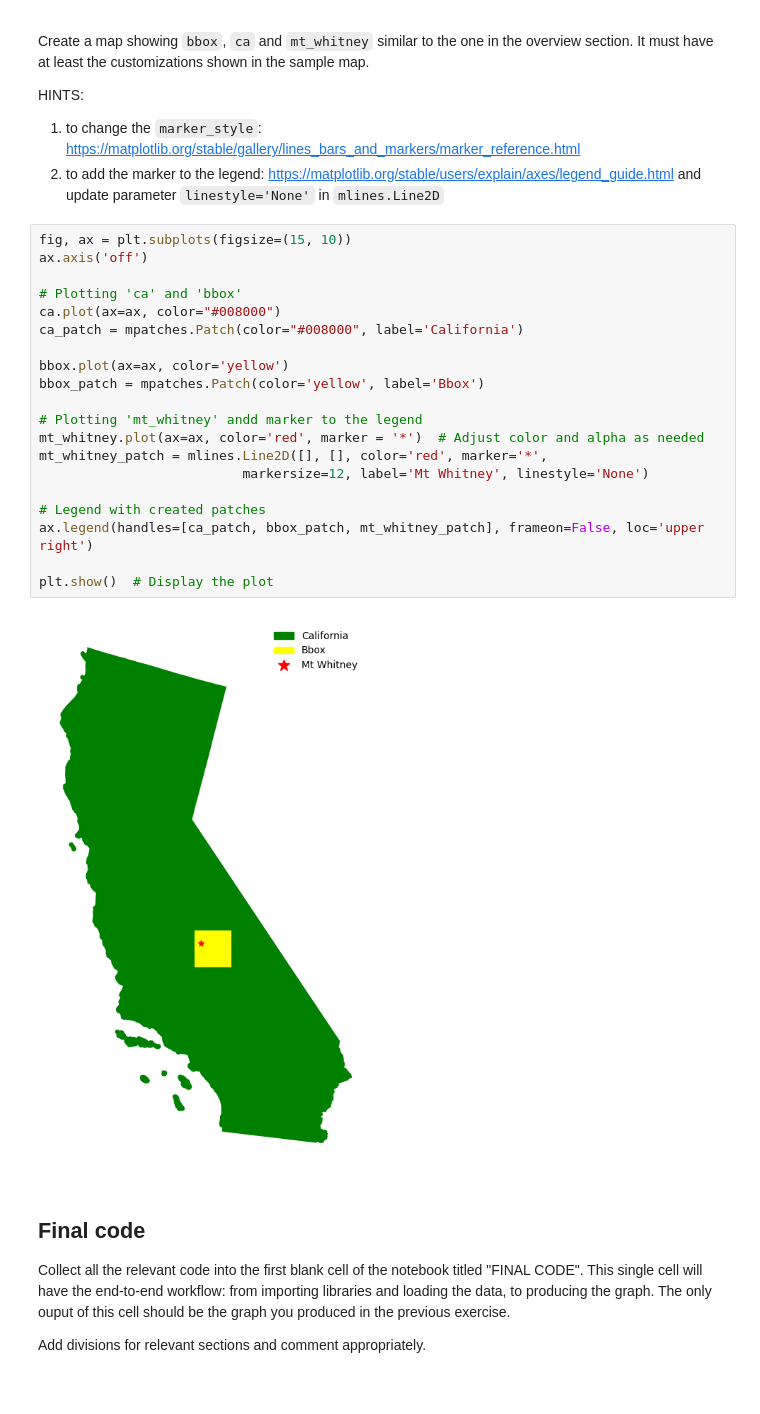
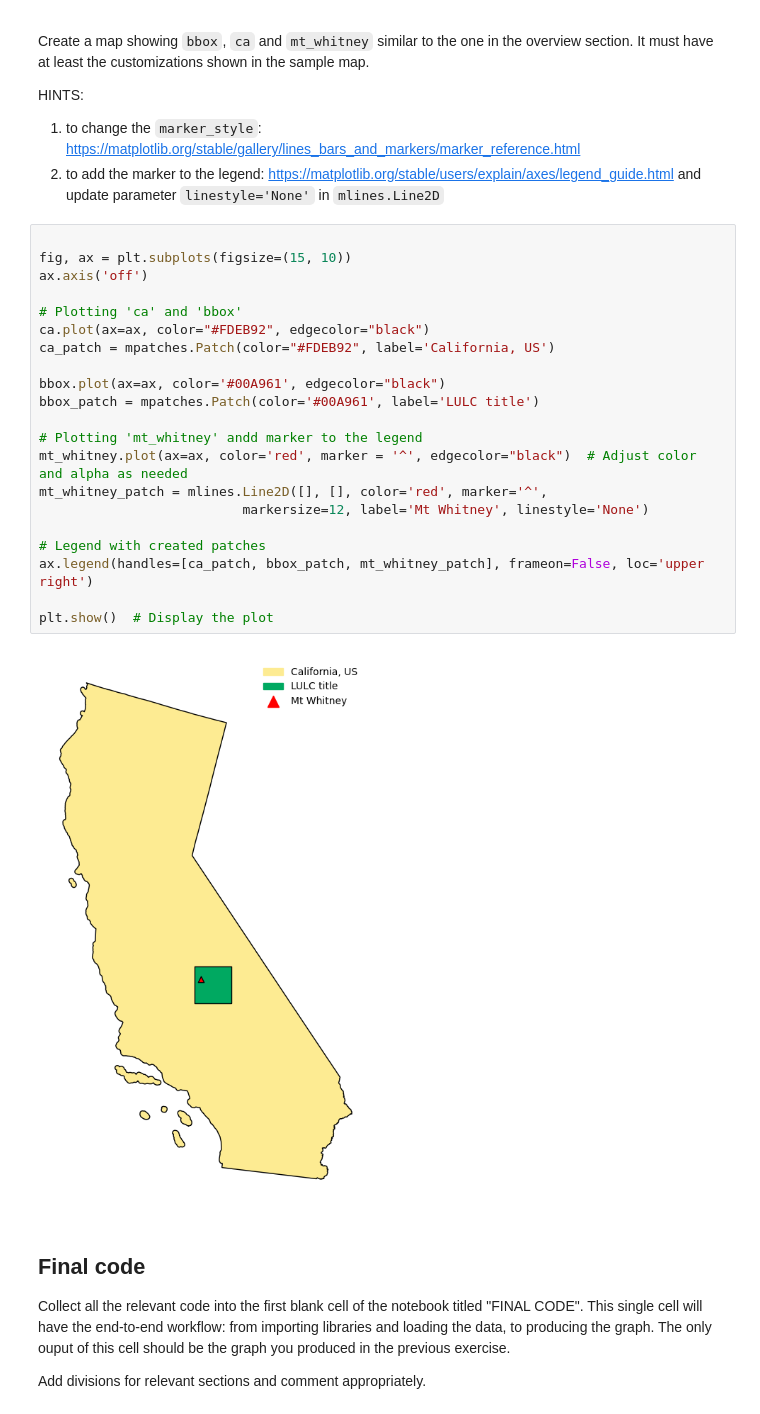
Before and after one commit to khj9759/eds220-hwk-4, a Jupyter notebook: hwk4-task1-whitney-map.ipynb, the cells around one changed output. Cells and saved outputs as stored; diff of their text form.

```diff
--- a/hwk4-task1-whitney-map.ipynb
+++ b/hwk4-task1-whitney-map.ipynb
@@ -246,27 +246,28 @@ HINTS:
 1. to change the `marker_style`: https://matplotlib.org/stable/gallery/lines_bars_and_markers/marker_reference.html
 2. to add the marker to the legend: https://matplotlib.org/stable/users/explain/axes/legend_guide.html and update parameter `linestyle='None'` in `mlines.Line2D`
 # %%
+
 fig, ax = plt.subplots(figsize=(15, 10))
 ax.axis('off')
 
 # Plotting 'ca' and 'bbox'
-ca.plot(ax=ax, color="#008000")
-ca_patch = mpatches.Patch(color="#008000", label='California')
+ca.plot(ax=ax, color="#FDEB92", edgecolor="black")
+ca_patch = mpatches.Patch(color="#FDEB92", label='California, US')
 
-bbox.plot(ax=ax, color='yellow')
-bbox_patch = mpatches.Patch(color='yellow', label='Bbox')
+bbox.plot(ax=ax, color='#00A961', edgecolor="black")
+bbox_patch = mpatches.Patch(color='#00A961', label='LULC title')
 
 # Plotting 'mt_whitney' andd marker to the legend
-mt_whitney.plot(ax=ax, color='red', marker = '*')  # Adjust color and alpha as needed
-mt_whitney_patch = mlines.Line2D([], [], color='red', marker='*',
+mt_whitney.plot(ax=ax, color='red', marker = '^', edgecolor="black")  # Adjust color and alpha as needed
+mt_whitney_patch = mlines.Line2D([], [], color='red', marker='^',
                           markersize=12, label='Mt Whitney', linestyle='None')
 
 # Legend with created patches
 ax.legend(handles=[ca_patch, bbox_patch, mt_whitney_patch], frameon=False, loc='upper right')
 
 plt.show()  # Display the plot
 # %% [output]
-[figure, old version]
+[figure, new version]
 # %% [markdown]
 ## Final code
 Collect all the relevant code into the first blank cell of the notebook titled "FINAL CODE". This single cell will have the end-to-end workflow: from importing libraries and loading the data, to producing the graph. The only ouput of this cell should be the graph you produced in the previous exercise.
```
Also changed, not shown: parts of 1 cell of this notebook, 1 other file.
